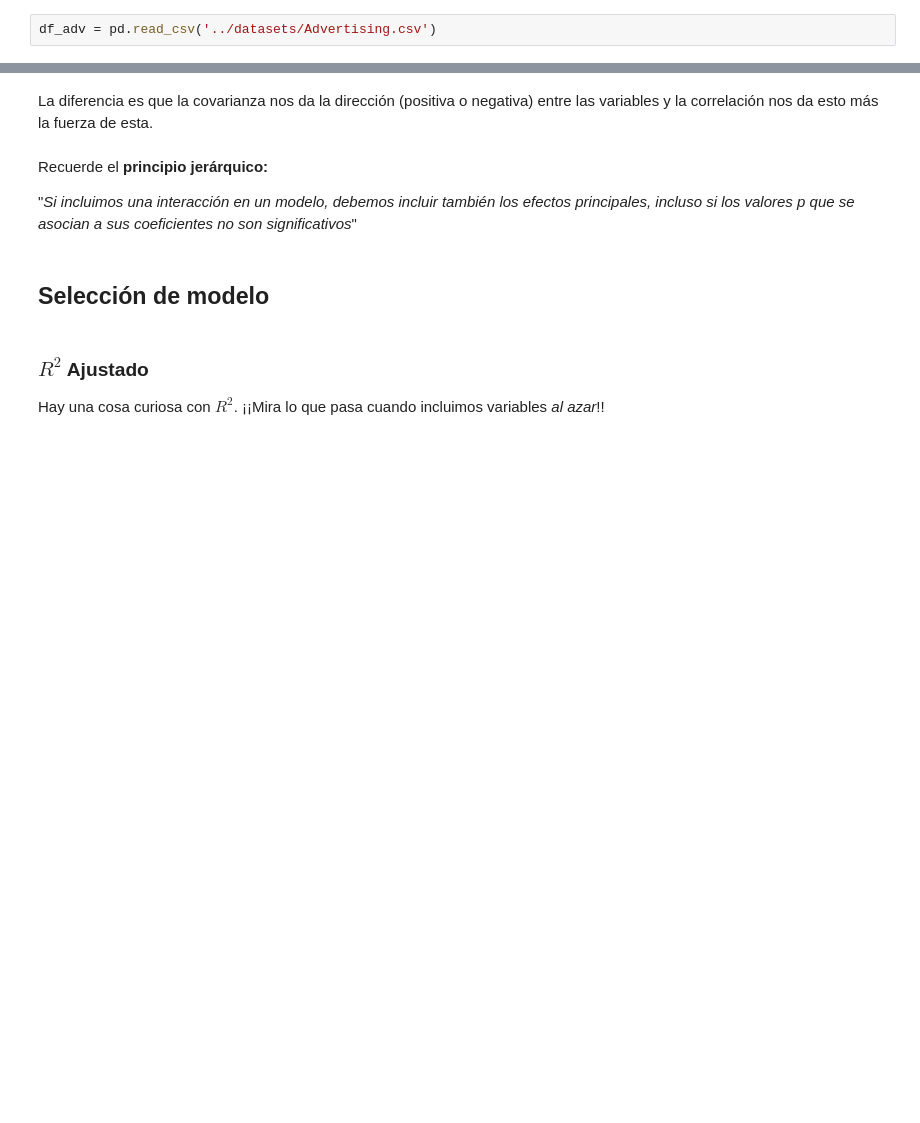
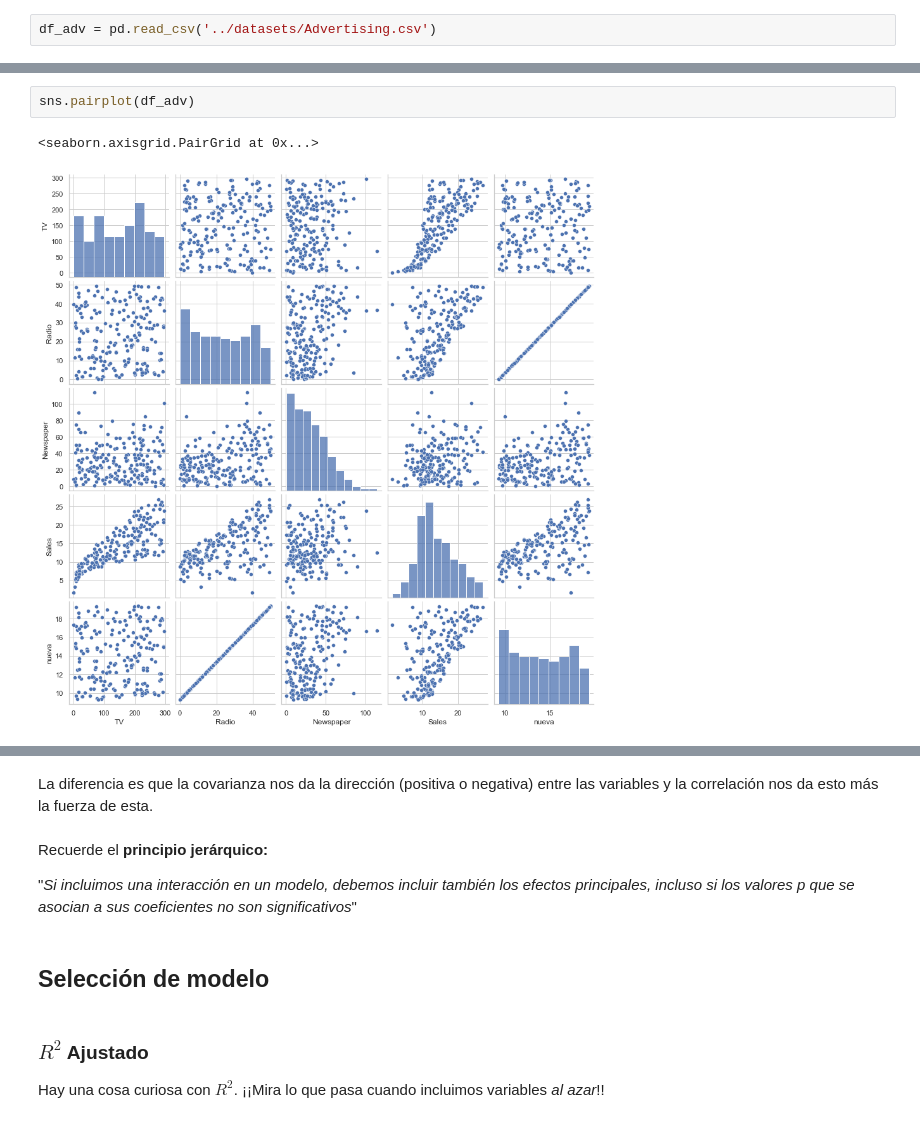
Before and after one commit to Unaiat/Classroom-Materials-FT, a Jupyter notebook: week_06/02-linear_regression.ipynb, the cells around one changed output, grey strips where cells are left out. Saved outputs shown, nothing was run; the diff lists cells and outputs as text; blank space fills up the shorter version.

```diff
--- a/week_06/02-linear_regression.ipynb
+++ b/week_06/02-linear_regression.ipynb
@@ -538 +569,6 @@ df_adv.head()
+# %%
+sns.pairplot(df_adv)
+# %% [output]
+<seaborn.axisgrid.PairGrid at 0x...>
+[figure, added]
 # %%
```
Also changed, not shown: parts of 43 cells of this notebook.
